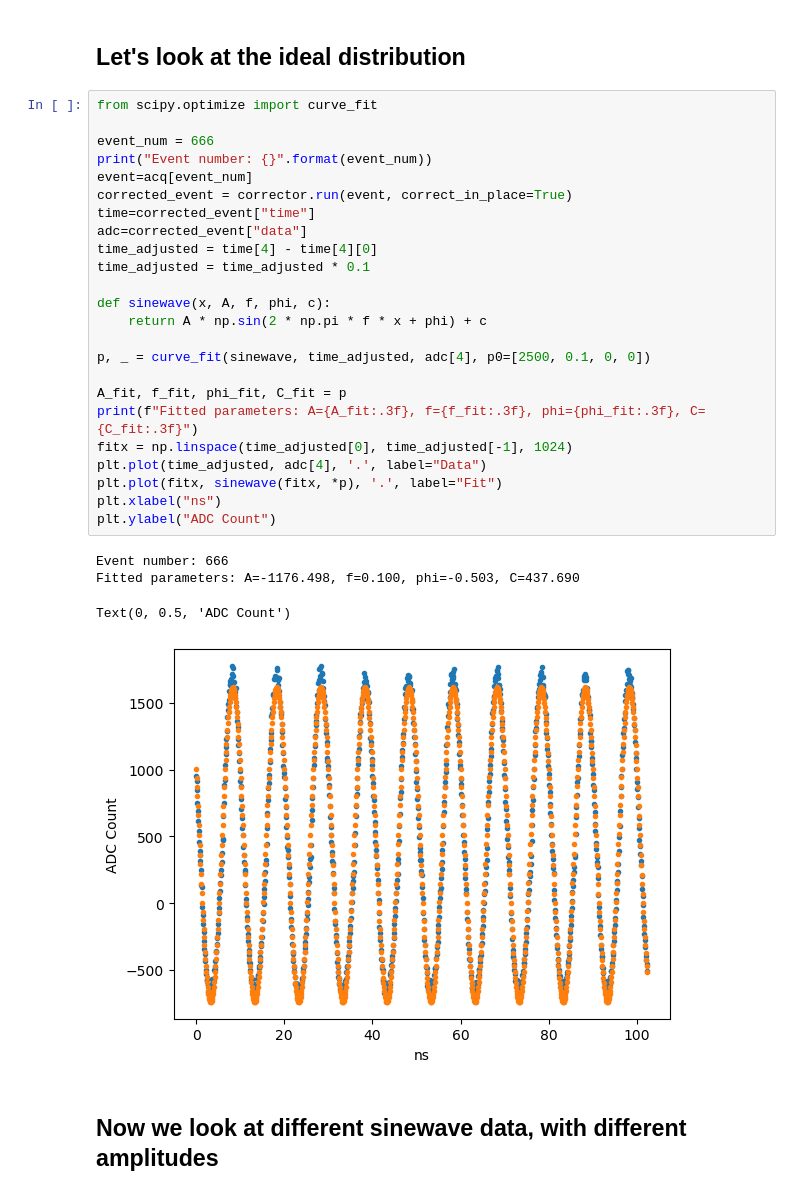
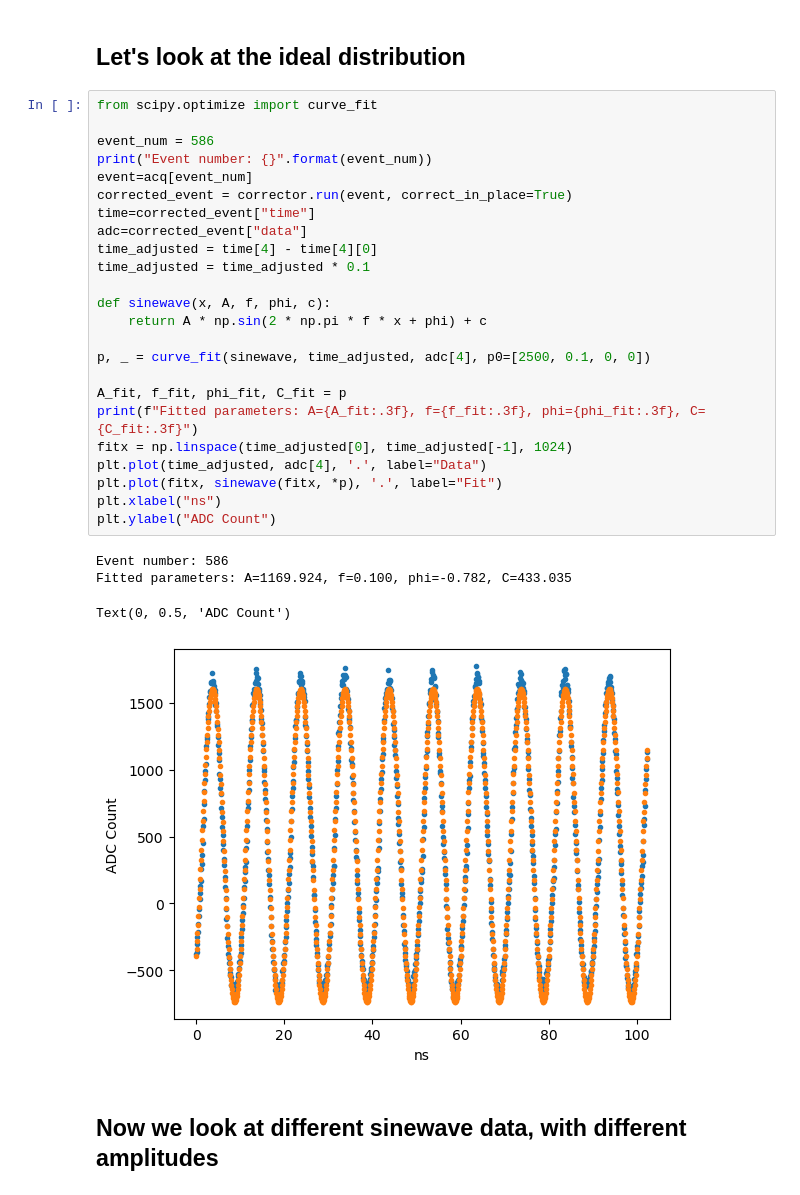
Before and after one commit to sigarnero/GasPM, a Jupyter notebook: BeamTest_prep/Nalu_CellDistrib.ipynb, the cells around one changed output. Saved outputs shown, nothing was run; the diff lists cells and outputs as text.

```diff
--- a/BeamTest_prep/Nalu_CellDistrib.ipynb
+++ b/BeamTest_prep/Nalu_CellDistrib.ipynb
@@ -156,32 +158,32 @@ Event number: 219
 # %%
 from scipy.optimize import curve_fit
 
-event_num = 666
+event_num = 586
 print("Event number: {}".format(event_num))
 event=acq[event_num]
 corrected_event = corrector.run(event, correct_in_place=True)
 time=corrected_event["time"]
 adc=corrected_event["data"]
 time_adjusted = time[4] - time[4][0]
 time_adjusted = time_adjusted * 0.1
 
 def sinewave(x, A, f, phi, c):
     return A * np.sin(2 * np.pi * f * x + phi) + c
 
 p, _ = curve_fit(sinewave, time_adjusted, adc[4], p0=[2500, 0.1, 0, 0])
 
 A_fit, f_fit, phi_fit, C_fit = p
 print(f"Fitted parameters: A={A_fit:.3f}, f={f_fit:.3f}, phi={phi_fit:.3f}, C={C_fit:.3f}")
 fitx = np.linspace(time_adjusted[0], time_adjusted[-1], 1024)
 plt.plot(time_adjusted, adc[4], '.', label="Data")
 plt.plot(fitx, sinewave(fitx, *p), '.', label="Fit")
 plt.xlabel("ns")
 plt.ylabel("ADC Count")
 # %% [output]
-Event number: 666
-Fitted parameters: A=-1176.498, f=0.100, phi=-0.503, C=437.690
+Event number: 586
+Fitted parameters: A=1169.924, f=0.100, phi=-0.782, C=433.035
 Text(0, 0.5, 'ADC Count')
-[figure, old version]
+[figure, new version]
 # %% [markdown]
 ## Now we look at different sinewave data, with different amplitudes
 # %%
```
Also changed, not shown: parts of 23 cells of this notebook, 2 other files.
